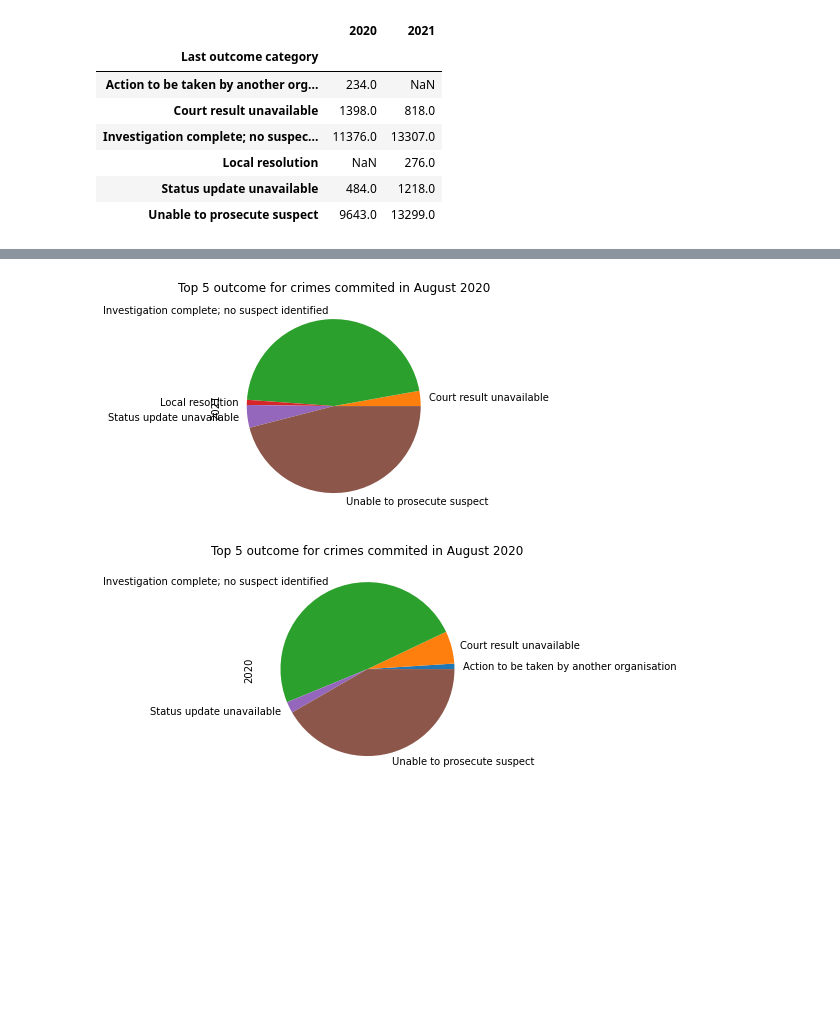
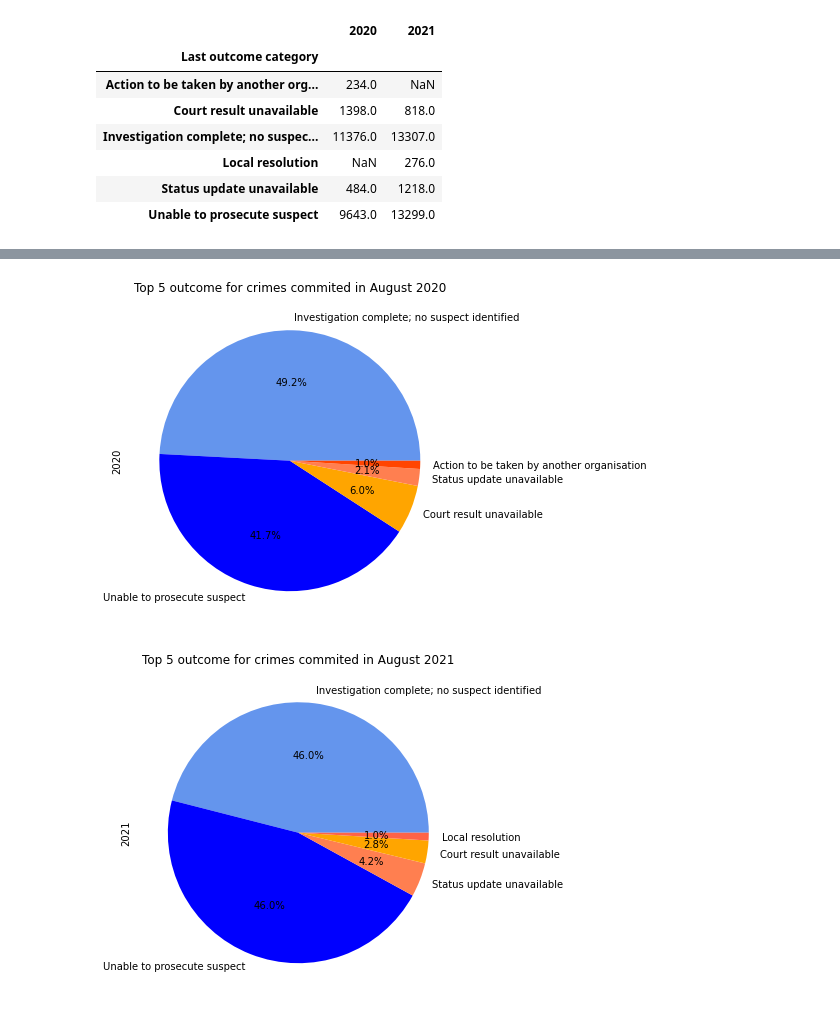
Before and after one commit to hibaa-a/Crime-in-the-West-Midlands, a Jupyter notebook: Crime-Kaz.ipynb, the cells around one changed output, grey strips where cells are left out. Saved outputs shown, nothing was run; the diff lists cells and outputs as text; code cells hidden in the pictures; blank space fills up the shorter version.

```diff
--- a/Crime-Kaz.ipynb
+++ b/Crime-Kaz.ipynb
@@ -325,10 +338,10 @@ plt.show()
 # %%
-outcome_combined_top_5["2021"].plot(kind="pie",title="Top 5 outcome for crimes commited in August 2020")
+outcome_combined_top_5_2020.plot.pie(autopct= "%1.1f%%", colors = ["cornflowerblue", "blue", "orange", "coral", "orangered"], title="Top 5 outcome for crimes commited in August 2020", figsize=(9,6))
 plt.show()
 # %% [output]
-[figure, old version]
+[figure, new version]
 # %%
-outcome_combined_top_5["2020"].plot(kind="pie",title="Top 5 outcome for crimes commited in August 2020")
+outcome_combined_top_5_2021.plot.pie(autopct= "%1.1f%%", colors = ["cornflowerblue", "blue", "coral","orange", "tomato"], title="Top 5 outcome for crimes commited in August 2021", figsize=(9,6))
 plt.show()
 # %% [output]
-[figure, old version]
+[figure, new version]
```
Also changed, not shown: parts of 9 cells of this notebook.
